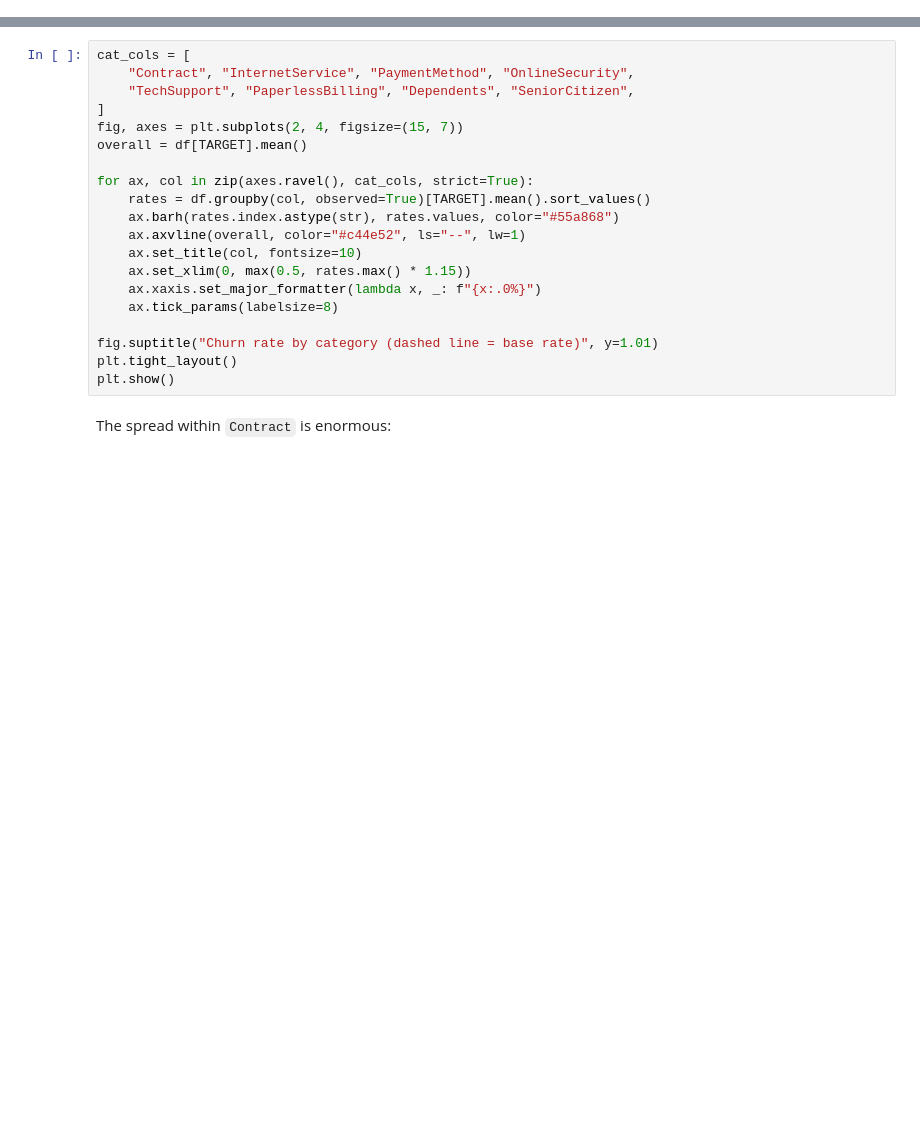
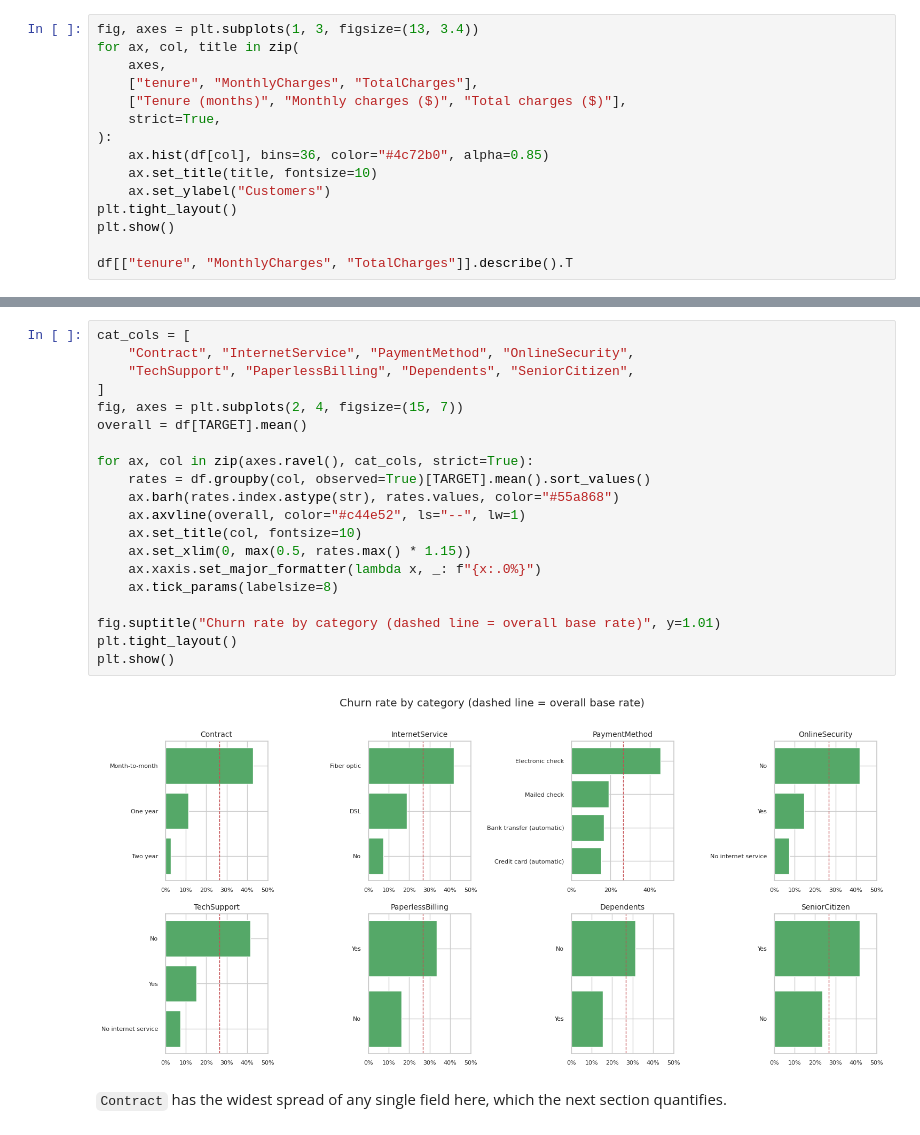
Before and after one commit to amogh0820/telco-churn-mlops, a Jupyter notebook: notebooks/01_eda.ipynb, the cells around one changed output, grey strips where cells are left out. Cells and saved outputs as stored; diff of their text form; blank space fills up the shorter version.

```diff
--- a/notebooks/01_eda.ipynb
+++ b/notebooks/01_eda.ipynb
@@ -118,0 +169,15 @@ rate.to_frame("churn_rate").style.format("{:.1%}")
+# %%
+fig, axes = plt.subplots(1, 3, figsize=(13, 3.4))
+for ax, col, title in zip(
+    axes,
+    ["tenure", "MonthlyCharges", "TotalCharges"],
+    ["Tenure (months)", "Monthly charges ($)", "Total charges ($)"],
+    strict=True,
+):
+    ax.hist(df[col], bins=36, color="#4c72b0", alpha=0.85)
+    ax.set_title(title, fontsize=10)
+    ax.set_ylabel("Customers")
+plt.tight_layout()
+plt.show()
+
+df[["tenure", "MonthlyCharges", "TotalCharges"]].describe().T
@@ -119,22 +197,25 @@ rate.to_frame("churn_rate").style.format("{:.1%}")
 # %%
 cat_cols = [
     "Contract", "InternetService", "PaymentMethod", "OnlineSecurity",
     "TechSupport", "PaperlessBilling", "Dependents", "SeniorCitizen",
 ]
 fig, axes = plt.subplots(2, 4, figsize=(15, 7))
 overall = df[TARGET].mean()
 
 for ax, col in zip(axes.ravel(), cat_cols, strict=True):
     rates = df.groupby(col, observed=True)[TARGET].mean().sort_values()
     ax.barh(rates.index.astype(str), rates.values, color="#55a868")
     ax.axvline(overall, color="#c44e52", ls="--", lw=1)
     ax.set_title(col, fontsize=10)
     ax.set_xlim(0, max(0.5, rates.max() * 1.15))
     ax.xaxis.set_major_formatter(lambda x, _: f"{x:.0%}")
     ax.tick_params(labelsize=8)
 
-fig.suptitle("Churn rate by category (dashed line = base rate)", y=1.01)
+fig.suptitle("Churn rate by category (dashed line = overall base rate)", y=1.01)
 plt.tight_layout()
 plt.show()
+# %% [output]
+[figure, added]
-# %% [markdown]
-The spread within `Contract` is enormous:
+# %% [markdown]
+`Contract` has the widest spread of any single field here, which the next
+section quantifies.
```
Also changed, not shown: parts of 53 cells of this notebook, 1 other file.
